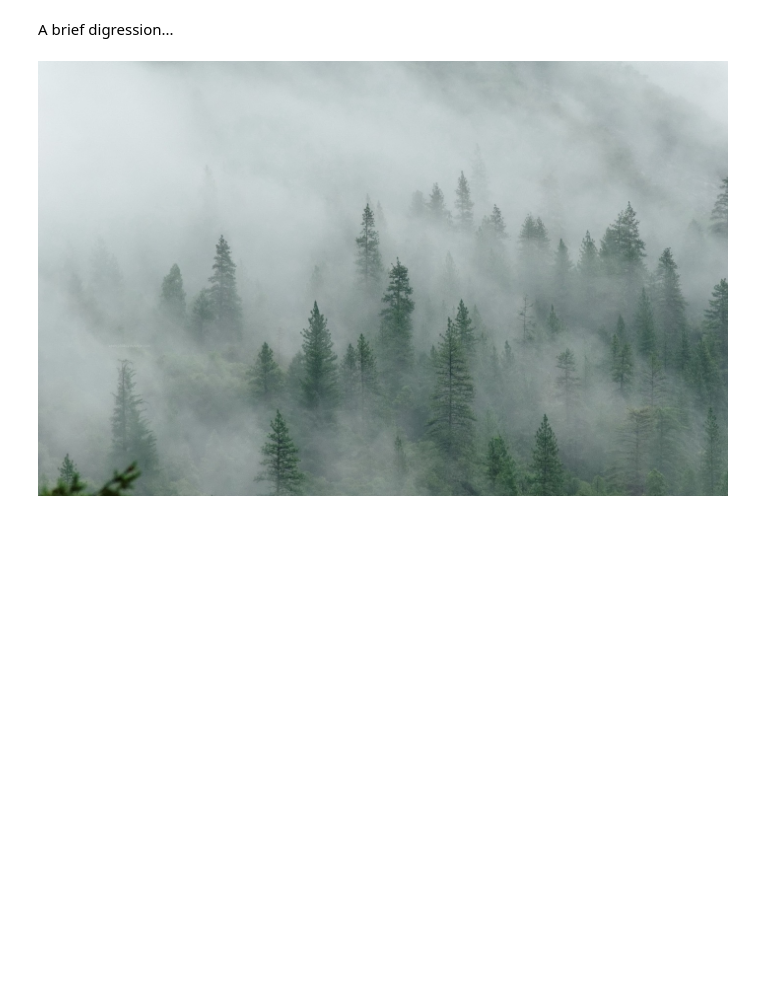
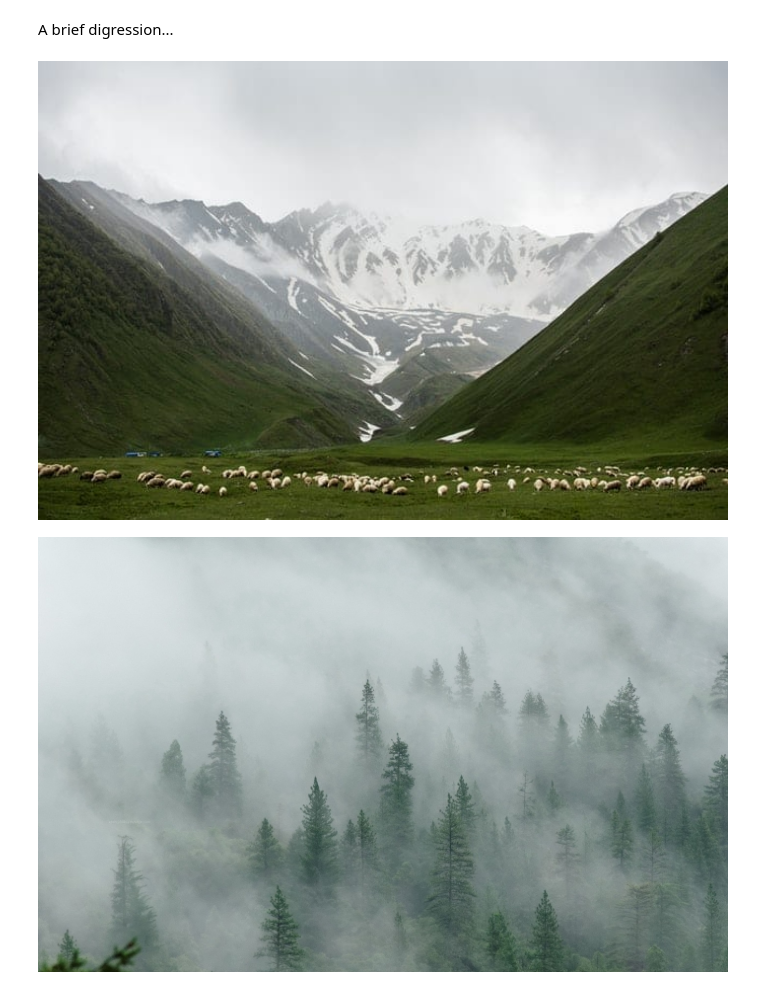
Before and after one commit to evan-burke/m3_sf_2020_training, a Jupyter notebook: how_ml_works.ipynb, the cells around one changed output. Drawn from its saved outputs; the diff is of its cells as text; code cells hidden in the pictures; blank space fills up the shorter version.

```diff
--- a/how_ml_works.ipynb
+++ b/how_ml_works.ipynb
@@ -198,4 +218,8 @@ df[['color','cost']].sort_values('cost', ascending=False).plot(kind="bar", figsi
 plot_points(lines=random_lines)
 # %% [markdown]
 A brief digression...
+# %%
+display(Image("https://iai-images.s3-us-west-2.amazonaws.com/m3_sf_2020/grass-field-near-mountains-valley.jpg", width=900))
+# %% [output]
+[figure, added]
 # %%
```
Also changed, not shown: parts of 20 cells of this notebook, 1 other file.
